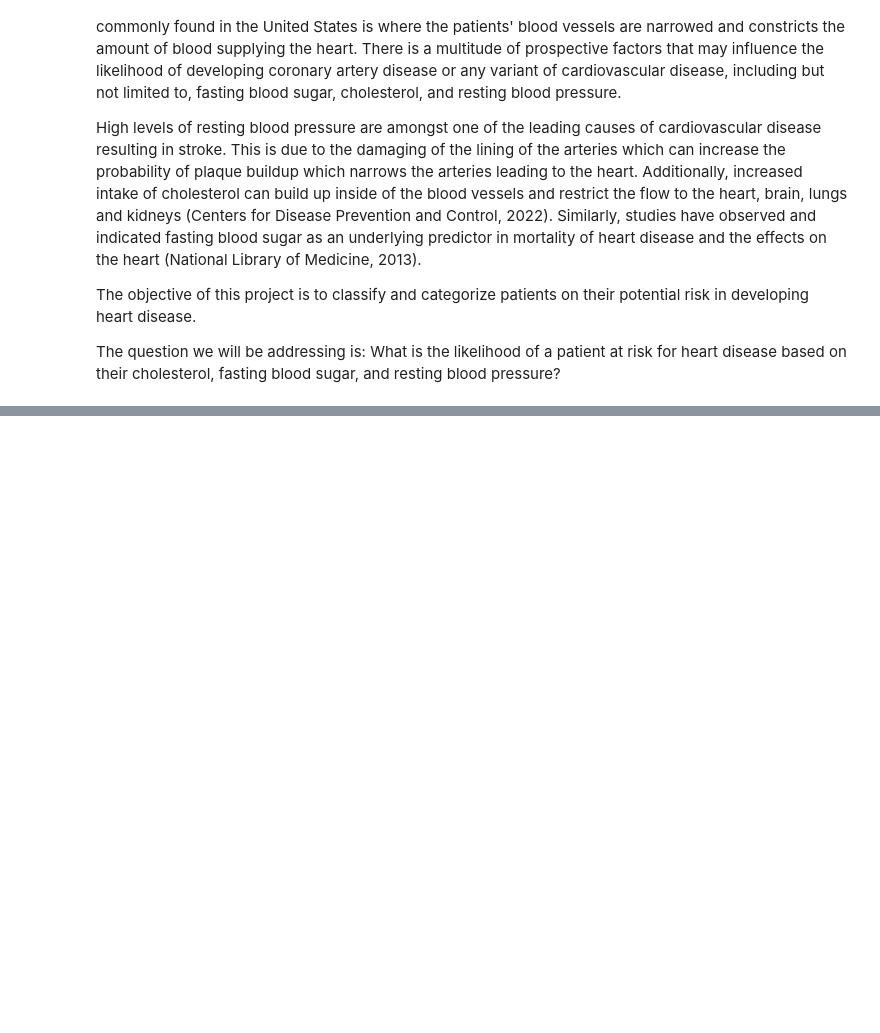
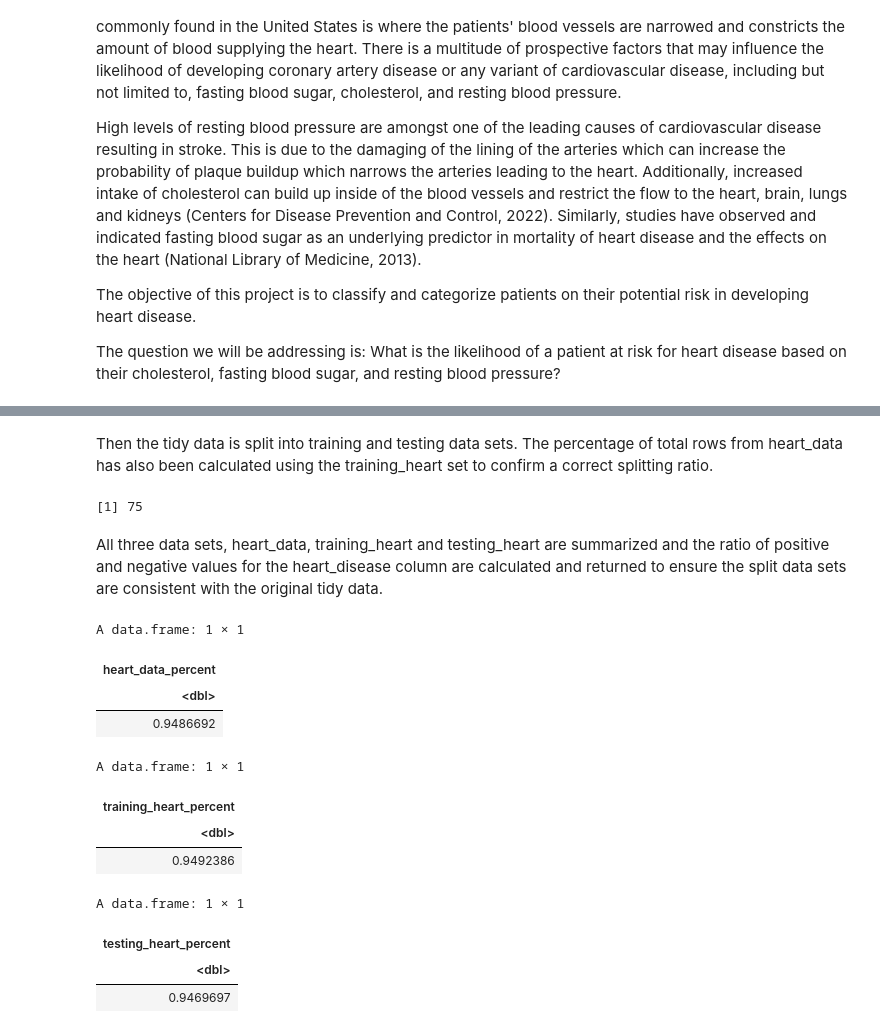
Before and after one commit to fellasleep2324/dsci-100-2023-24-grp12, a Jupyter notebook: Group Project Proposal.ipynb, the cells around one changed output, grey strips where cells are left out. Saved outputs shown, nothing was run; the diff lists cells and outputs as text; code cells hidden in the pictures; blank space fills up the shorter version.

Commit message:
Doug Updated for 27 Oct, 2023
Details in the README.

```diff
--- a/Group Project Proposal.ipynb
+++ b/Group Project Proposal.ipynb
@@ -115,0 +96,50 @@ heart_disease: Presence of heart disease in general.
+# %% [markdown]
+Then the tidy data is split into training and testing data sets. The percentage of total rows from heart_data has also been calculated using the training_heart set to confirm a correct splitting ratio.
+# %%
+heart_data_split <- initial_split(heart_data, props = 0.75, strata = heart_disease)
+training_heart <- training(heart_data_split)
+testing_heart <- testing(heart_data_split)
+
+split_percent <- round(nrow(training_heart)/ (nrow(training_heart) + nrow(testing_heart)) * 100)
+
+split_percent
+# %% [output]
+[1] 75
+# %% [markdown]
+All three data sets, heart_data, training_heart and testing_heart are summarized and the ratio of positive and negative values for the heart_disease column are calculated and returned to ensure the split data sets are consistent with the original tidy data.
+# %%
+# if anyone remembers how to make them actually return a percent please add that
+# in here. I will do it tomorrow if nobody does it - Doug
+heart_data_percent <- heart_data |>
+    group_by(heart_disease) |>
+    summarize(count = n()) |>
+    mutate(heart_data_percent = count) |>
+    select(heart_data_percent)
+    slice(heart_data_percent, 1) / slice(heart_data_percent, 2)
+
+training_heart_percent <- training_heart |>
+    group_by(heart_disease) |>
+    summarize(count = n()) |>
+    mutate(training_heart_percent = count) |>
+    select(training_heart_percent)
+    slice(training_heart_percent, 1) / slice(training_heart_percent, 2)
+
+testing_heart_percent <- testing_heart |>
+    group_by(heart_disease) |>
+    summarize(count = n()) |>
+    mutate(testing_heart_percent = count) |>
+    select(testing_heart_percent)
+    slice(testing_heart_percent, 1) / slice(testing_heart_percent, 2)
+# %% [output]
+A data.frame: 1 × 1
+| heart_data_percent |
+| <dbl> |
+| 0.9486692 |
+A data.frame: 1 × 1
+| training_heart_percent |
+| <dbl> |
+| 0.9492386 |
+A data.frame: 1 × 1
+| testing_heart_percent |
+| <dbl> |
+| 0.9469697 |
```
Also changed, not shown: parts of 7 cells of this notebook, 1 other file.
